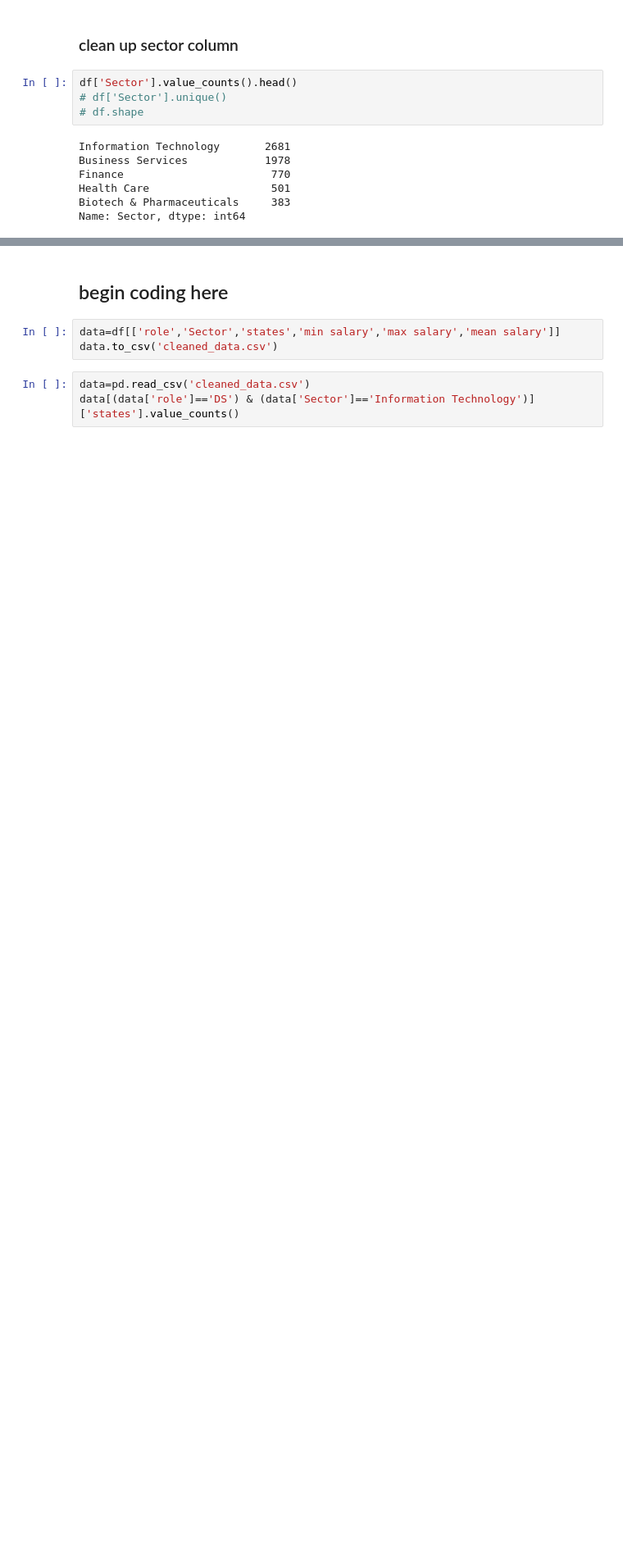
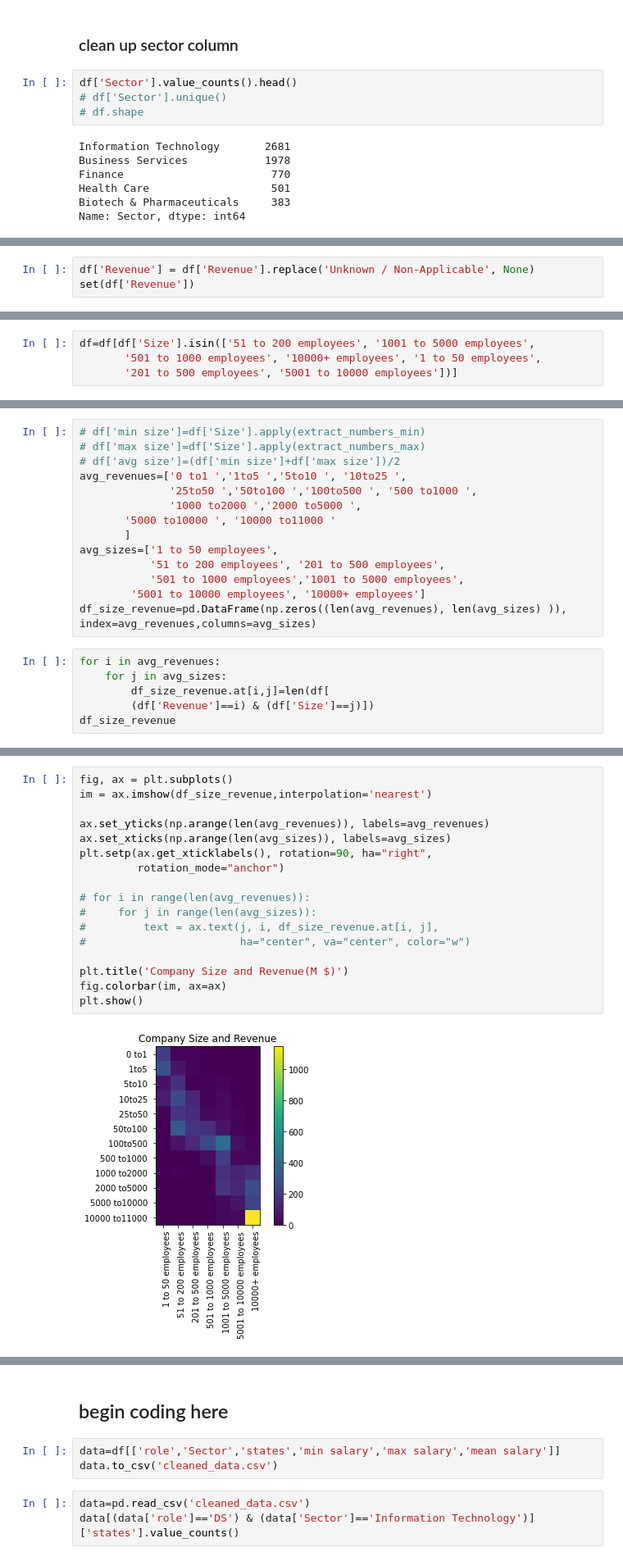
Before and after one commit to jchen056/DS_Salary, a Jupyter notebook: pages/data_cleaning.ipynb, the cells around one changed output, grey strips where cells are left out. Shown at 82% size. Cells and saved outputs as stored; diff of their text form; blank space fills up the shorter version.

```diff
--- a/pages/data_cleaning.ipynb
+++ b/pages/data_cleaning.ipynb
@@ -139,0 +136,3 @@ Name: Sector, dtype: int64
+# %%
+df['Revenue'] = df['Revenue'].replace('Unknown / Non-Applicable', None)
+set(df['Revenue'])
@@ -139,0 +331,4 @@ Name: Sector, dtype: int64
+# %%
+df=df[df['Size'].isin(['51 to 200 employees', '1001 to 5000 employees',
+       '501 to 1000 employees', '10000+ employees', '1 to 50 employees',
+       '201 to 500 employees', '5001 to 10000 employees'])]
@@ -139,0 +349,20 @@ Name: Sector, dtype: int64
+# %%
+# df['min size']=df['Size'].apply(extract_numbers_min)
+# df['max size']=df['Size'].apply(extract_numbers_max)
+# df['avg size']=(df['min size']+df['max size'])/2
+avg_revenues=['0 to1 ','1to5 ','5to10 ', '10to25 ',
+              '25to50 ','50to100 ','100to500 ', '500 to1000 ',
+              '1000 to2000 ','2000 to5000 ',
+       '5000 to10000 ', '10000 to11000 '
+       ]
+avg_sizes=['1 to 50 employees',
+           '51 to 200 employees', '201 to 500 employees',
+           '501 to 1000 employees','1001 to 5000 employees',
+        '5001 to 10000 employees', '10000+ employees']
+df_size_revenue=pd.DataFrame(np.zeros((len(avg_revenues), len(avg_sizes) )), index=avg_revenues,columns=avg_sizes)
+# %%
+for i in avg_revenues:
+    for j in avg_sizes:
+        df_size_revenue.at[i,j]=len(df[
+        (df['Revenue']==i) & (df['Size']==j)])
+df_size_revenue
@@ -139,0 +383,19 @@ Name: Sector, dtype: int64
+# %%
+fig, ax = plt.subplots()
+im = ax.imshow(df_size_revenue,interpolation='nearest')
+
+ax.set_yticks(np.arange(len(avg_revenues)), labels=avg_revenues)
+ax.set_xticks(np.arange(len(avg_sizes)), labels=avg_sizes)
+plt.setp(ax.get_xticklabels(), rotation=90, ha="right",
+         rotation_mode="anchor")
+
+# for i in range(len(avg_revenues)):
+#     for j in range(len(avg_sizes)):
+#         text = ax.text(j, i, df_size_revenue.at[i, j],
+#                        ha="center", va="center", color="w")
+
+plt.title('Company Size and Revenue(M $)')
+fig.colorbar(im, ax=ax)
+plt.show()
+# %% [output]
+[figure, added]
```
Also changed, not shown: parts of 21 cells of this notebook, 1 other file.
